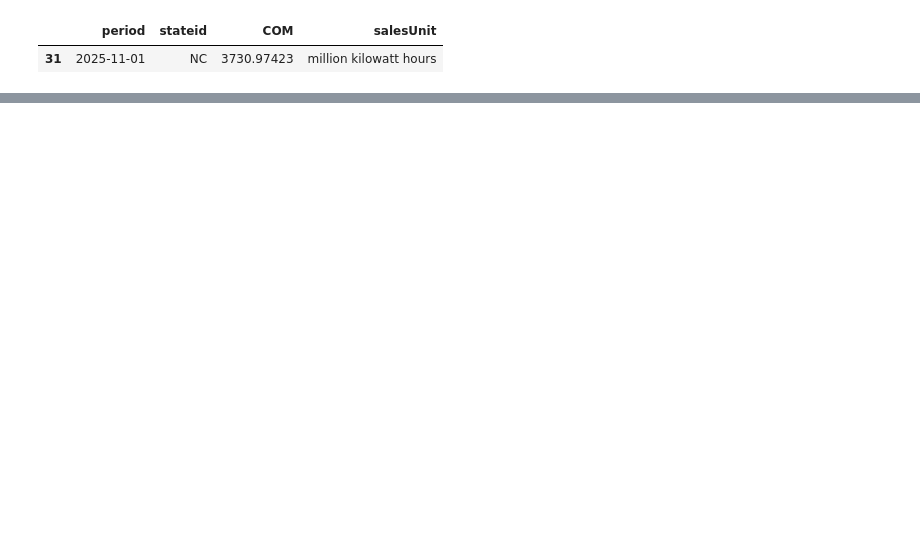
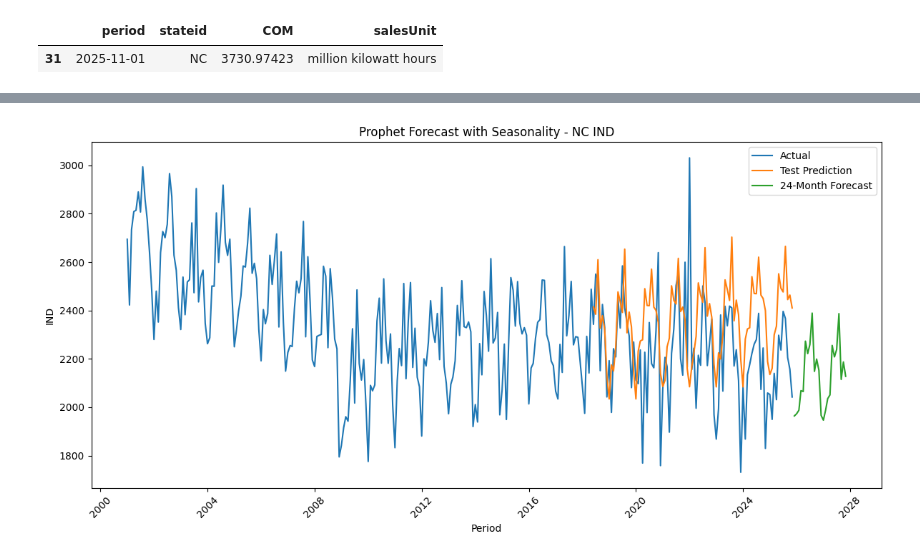
Before and after one commit to Tobywooo/EIA_end_customer_sales_power_prediction_NC, a Jupyter notebook: modeling/prophet_model.ipynb, the cells around one changed output, grey strips where cells are left out. Drawn from its saved outputs; the diff is of its cells as text; code cells hidden in the pictures; blank space fills up the shorter version.

```diff
--- a/modeling/prophet_model.ipynb
+++ b/modeling/prophet_model.ipynb
@@ -223,0 +330,84 @@ Test R^2: 0.7825181828997356
+# %%
+drop_columns = ['ALL', 'OTH', 'COM', 'TRA','RES']
+keep_columns = ['IND']
+df = ETL(
+    csv_filename=csv_filename,
+    os_path=path,
+    stateid=stateid,
+    drop_columns=drop_columns,
+    keep_columns=keep_columns
+)
+target_col = keep_columns[0]
+
+# version 1
+df_model = df.copy()
+df_model["period"] = pd.to_datetime(df_model["period"])
+df_model = df_model.sort_values("period").reset_index(drop=True)
+
+prophet_df = df_model[["period", target_col]].rename(columns={"period": "ds", target_col: "y"})
+
+# Train/test split (70/30)
+split_idx = int(len(prophet_df) * 0.7)
+train = prophet_df.iloc[:split_idx].copy()
+test = prophet_df.iloc[split_idx:].copy()
+
+# Fit Prophet model
+model = Prophet(
+    yearly_seasonality=True,
+    weekly_seasonality=False,
+    daily_seasonality=False,
+    seasonality_mode="additive"
+)
+model.fit(train)
+
+# Predict on test set
+test_forecast = model.predict(test[["ds"]])
+test[f"predicted_{target_col}"] = test_forecast["yhat"].values
+
+# Metrics
+rmse = np.sqrt(mean_squared_error(test["y"], test[f"predicted_{target_col}"]))
+r2 = r2_score(test["y"], test[f"predicted_{target_col}"])
+
+print("Test RMSE:", rmse)
+print("Test R^2:", r2)
+
+# Refit on full dataset for 24-month forecast
+final_model = Prophet(
+    yearly_seasonality=True,
+    weekly_seasonality=False,
+    daily_seasonality=False,
+    seasonality_mode="multiplicative",
+    changepoint_prior_scale=0.1,
+    seasonality_prior_scale=8.0
+)
+final_model.fit(prophet_df)
+
+future = final_model.make_future_dataframe(periods=24, freq="MS")
+forecast = final_model.predict(future)
+
+future_forecast = forecast[forecast["ds"] > prophet_df["ds"].max()][["ds", "yhat"]].copy()
+future_forecast = future_forecast.rename(
+    columns={"ds": "period", "yhat": f"predicted_{target_col}"}
+)
+future_forecast["stateid"] = stateid
+future_forecast["salesUnit"] = "million kilowatt hours"
+
+print(future_forecast[["period", "stateid", "salesUnit", f"predicted_{target_col}"]])
+
+# Plot
+plt.figure(figsize=(12, 6))
+plt.plot(prophet_df["ds"], prophet_df["y"], label="Actual")
+plt.plot(test["ds"], test[f"predicted_{target_col}"], label="Test Prediction")
+plt.plot(
+    future_forecast["period"],
+    future_forecast[f"predicted_{target_col}"],
+    label="24-Month Forecast"
+)
+plt.xlabel("Period")
+plt.ylabel(target_col)
+plt.title(f"Prophet Forecast with Seasonality - {stateid} {target_col}")
+plt.legend()
+plt.xticks(rotation=45)
+plt.tight_layout()
+plt.show()
+# %% [output]
@@ -223,0 +435 @@ Test R^2: 0.7825181828997356
+[figure, added]
```
Also changed, not shown: parts of 6 cells of this notebook, 2 other files.
